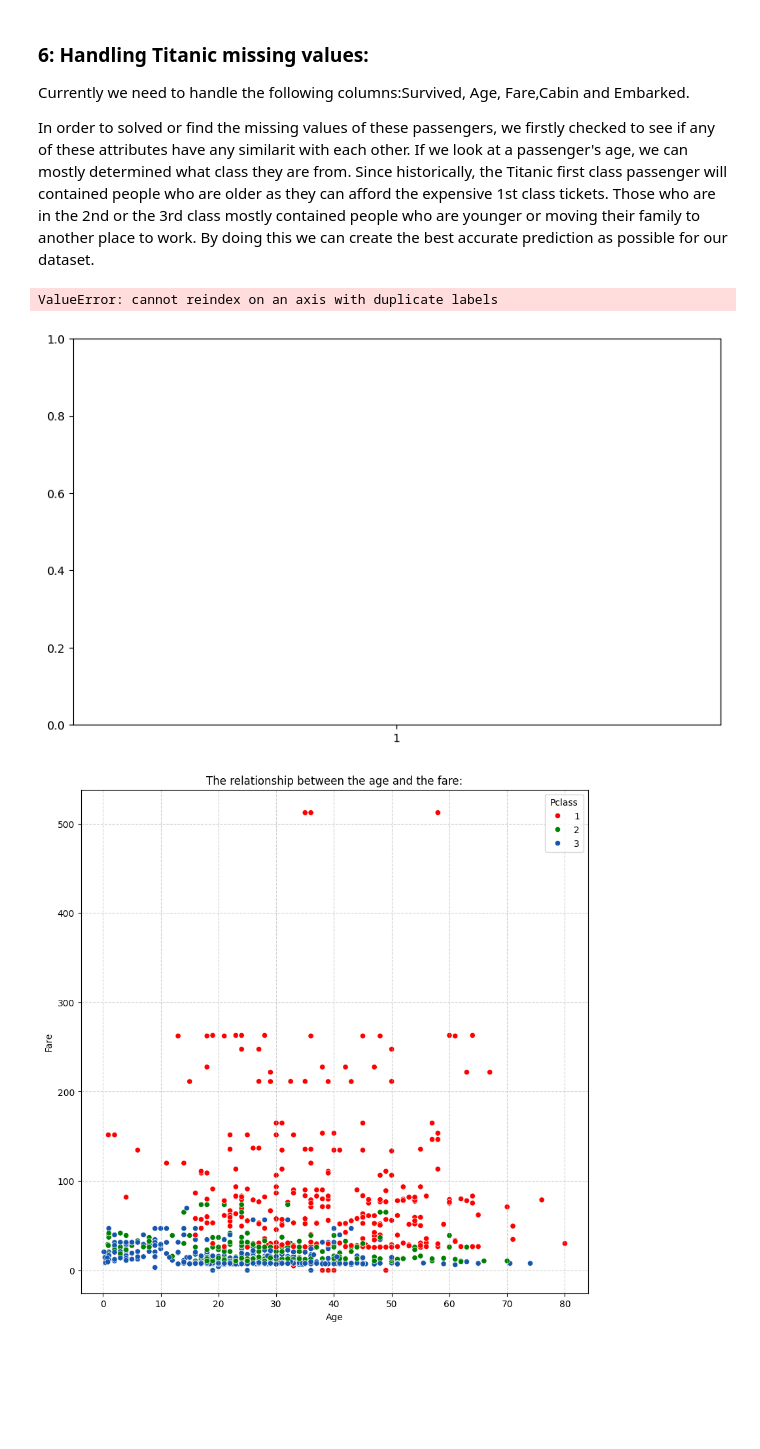
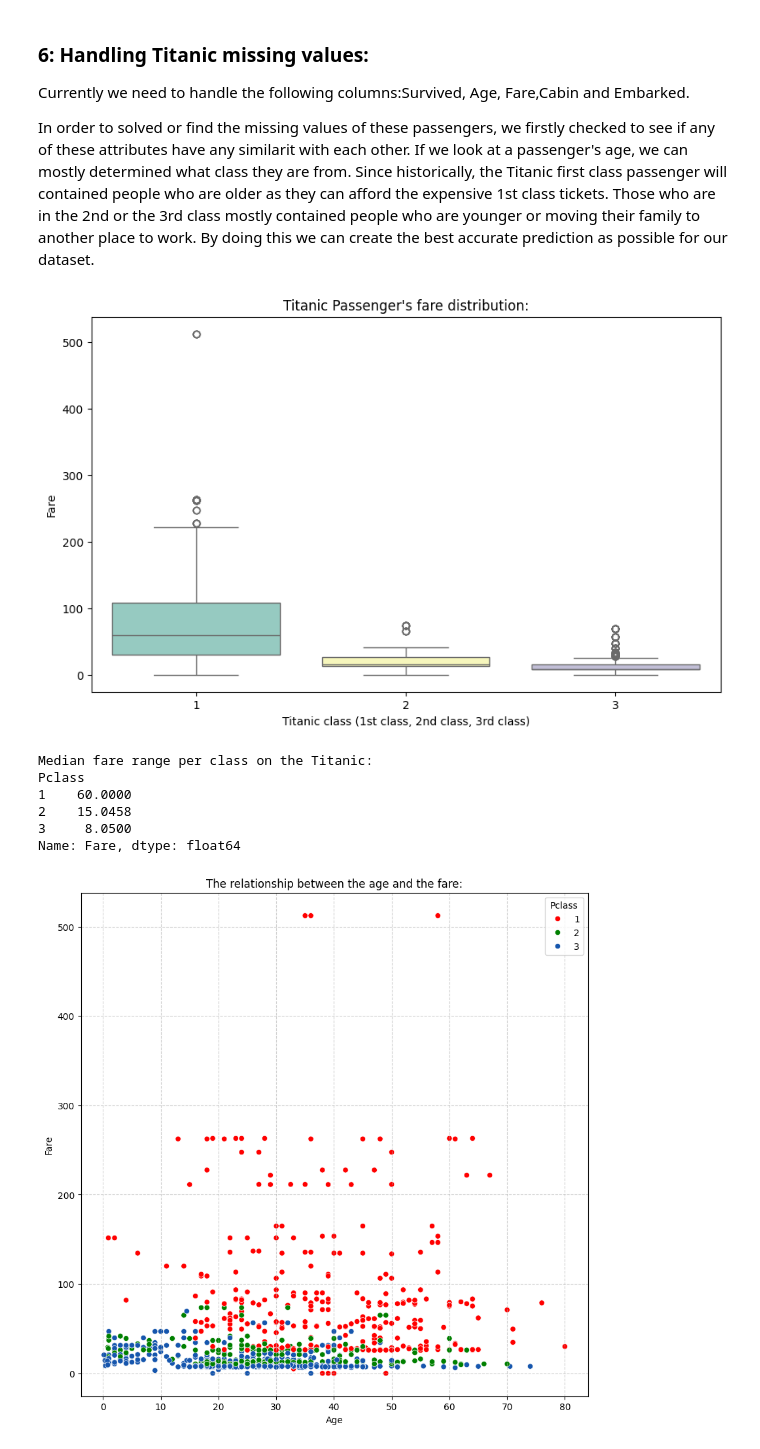
Before and after one commit to knguyen-sudo/New_Titanic_Simulator, a Jupyter notebook: Clean_Titanic_Simultor.ipynb, the cells around one changed output. Saved outputs shown, nothing was run; the diff lists cells and outputs as text; code cells hidden in the pictures; blank space fills up the shorter version.

```diff
--- a/Clean_Titanic_Simultor.ipynb
+++ b/Clean_Titanic_Simultor.ipynb
@@ -264,20 +264,26 @@ In order to solved or find the missing values of these passengers, we firstly ch
 # %%
 import seaborn as sns
 import matplotlib.pyplot as plt
 
 plt.figure(figsize=(10,6))
+Combined_dataset = Combined_dataset.reset_index(drop=True)
 sns.boxplot(x='Pclass',y='Fare',data=Combined_dataset,hue='Pclass',palette='Set3',legend=False)
 
 plt.title("Titanic Passenger's fare distribution:")
 plt.xlabel("Titanic class (1st class, 2nd class, 3rd class)")
 plt.ylabel('Fare')
 plt.show()
 
 print("Median fare range per class on the Titanic:")
 print(Combined_dataset.groupby('Pclass')['Fare'].median())
 # %% [output]
+[figure, new version]
-ValueError: cannot reindex on an axis with duplicate labels
+Median fare range per class on the Titanic:
+Pclass
+1    60.0000
+2    15.0458
+3     8.0500
+Name: Fare, dtype: float64
-[figure, old version]
 # %%
 plt.figure(figsize=(10,10))
 custom_colors = ['#FF0000', '#008000', '#1656AD']
```
Also changed, not shown: parts of 18 cells of this notebook.
